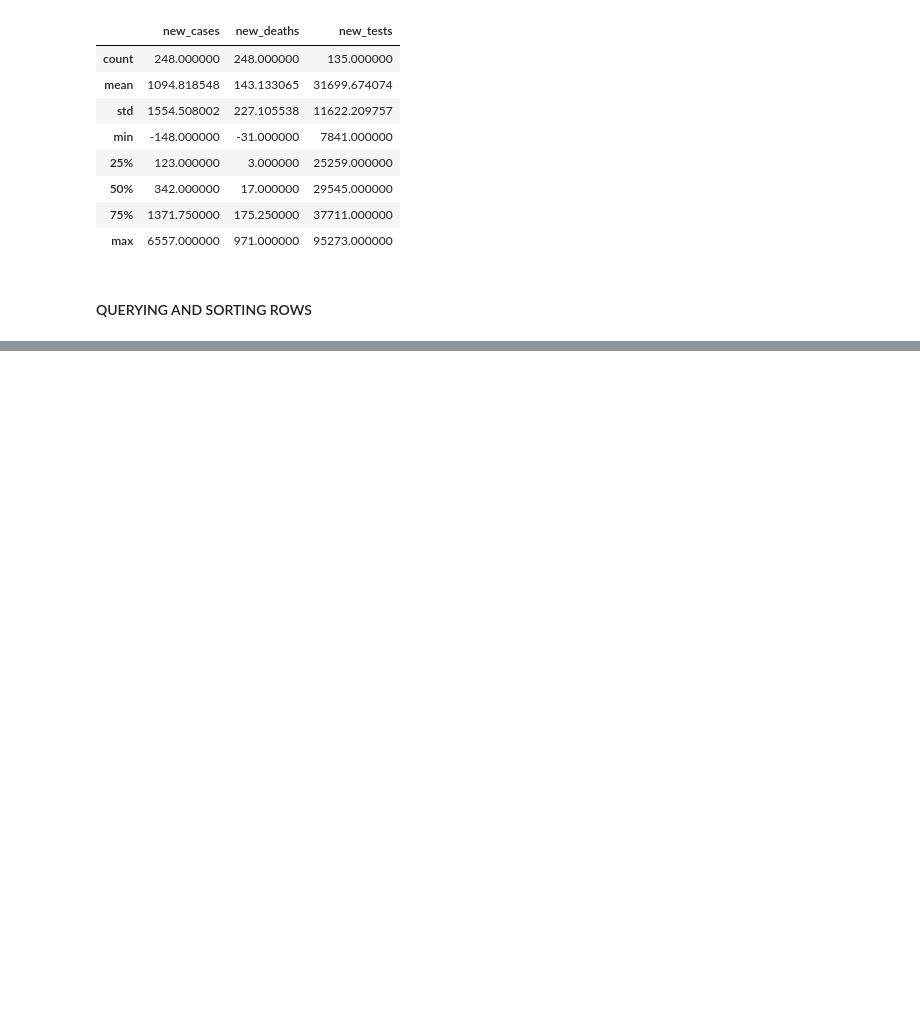
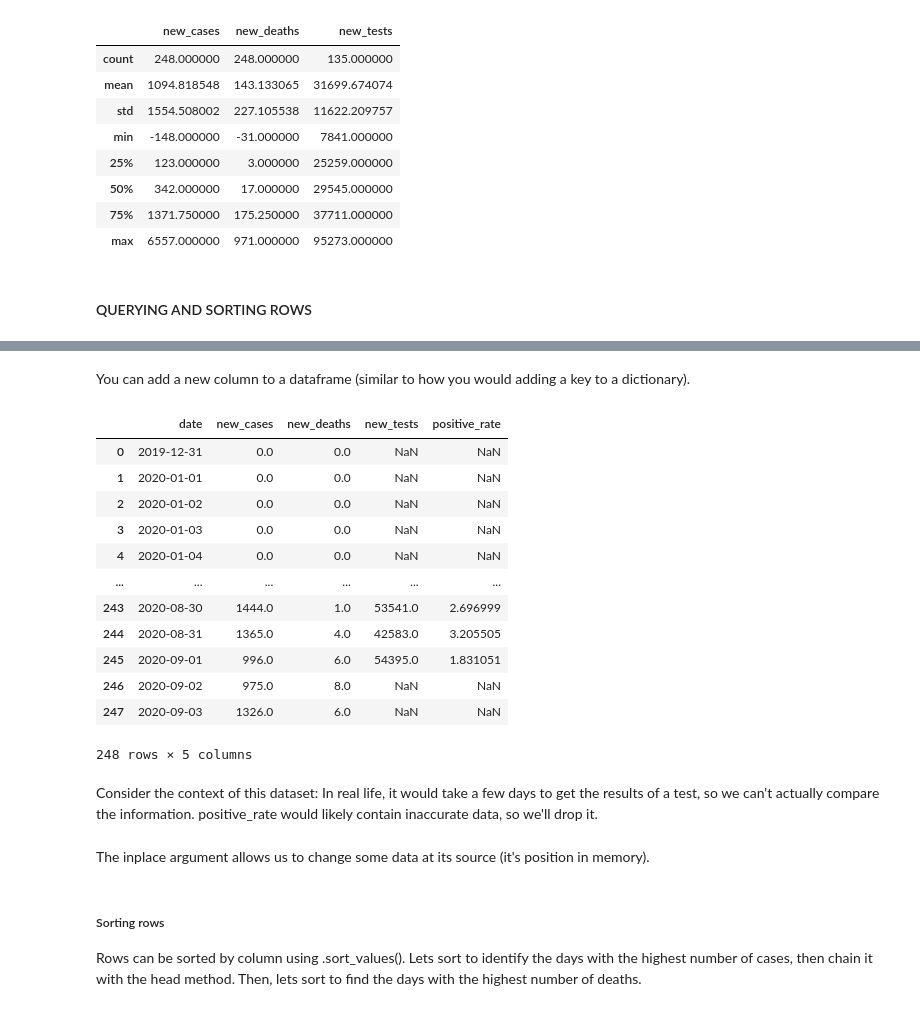
Before and after one commit to veronicasb/data_analysis, a Jupyter notebook: lesson4_analyzing_data.ipynb, the cells around one changed output, grey strips where cells are left out. Saved outputs shown, nothing was run; the diff lists cells and outputs as text; code cells hidden in the pictures; blank space fills up the shorter version.

```diff
--- a/lesson4_analyzing_data.ipynb
+++ b/lesson4_analyzing_data.ipynb
@@ -327,0 +400,21 @@ covid_df.describe()
+# %% [markdown]
+You can add a new column to a dataframe (similar to how you would adding a key to a dictionary).
+# %%
+covid_df['positive_rate'] = (covid_df.new_cases / covid_df.new_tests) * 100
+covid_df
+# %% [output]
+|  | date | new_cases | new_deaths | new_tests | positive_rate |
+| 0 | 2019-12-31 | 0.0 | 0.0 | NaN | NaN |
+| 1 | 2020-01-01 | 0.0 | 0.0 | NaN | NaN |
+| 2 | 2020-01-02 | 0.0 | 0.0 | NaN | NaN |
+| 3 | 2020-01-03 | 0.0 | 0.0 | NaN | NaN |
+| 4 | 2020-01-04 | 0.0 | 0.0 | NaN | NaN |
+| ... | ... | ... | ... | ... | ... |
+| 243 | 2020-08-30 | 1444.0 | 1.0 | 53541.0 | 2.696999 |
+| 244 | 2020-08-31 | 1365.0 | 4.0 | 42583.0 | 3.205505 |
+| 245 | 2020-09-01 | 996.0 | 6.0 | 54395.0 | 1.831051 |
+| 246 | 2020-09-02 | 975.0 | 8.0 | NaN | NaN |
+| 247 | 2020-09-03 | 1326.0 | 6.0 | NaN | NaN |
+248 rows × 5 columns
+# %% [markdown]
+Consider the context of this dataset: In real life, it would take a few days to get the results of a test, so we can't actually compare the information. positive_rate would likely contain inaccurate data, so we'll drop it.
@@ -327,0 +423,5 @@ covid_df.describe()
+# %% [markdown]
+The inplace argument allows us to change some data at its source (it's position in memory).
+# %% [markdown]
+##### Sorting rows
+Rows can be sorted by column using .sort_values(). Lets sort to identify the days with the highest number of cases, then chain it with the head method. Then, lets sort to find the days with the highest number of deaths.
```
Also changed, not shown: parts of 38 cells of this notebook.
